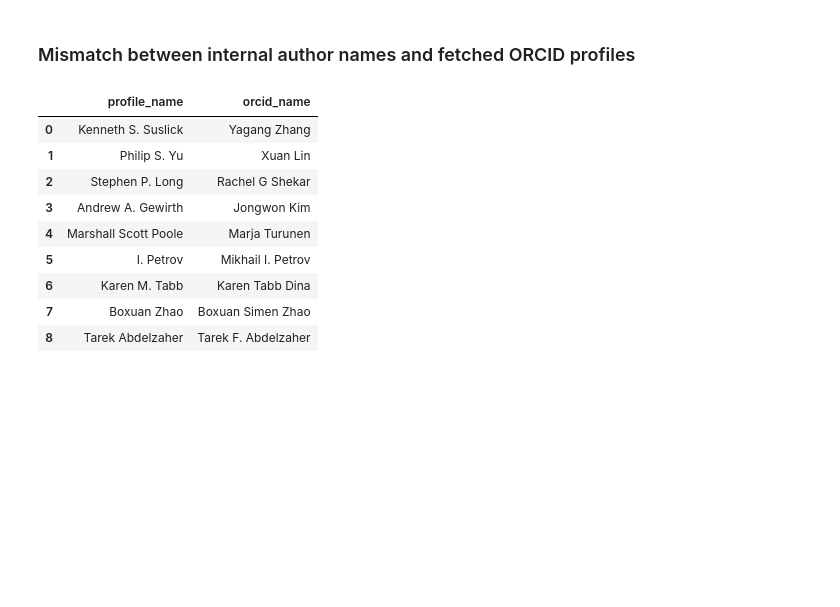
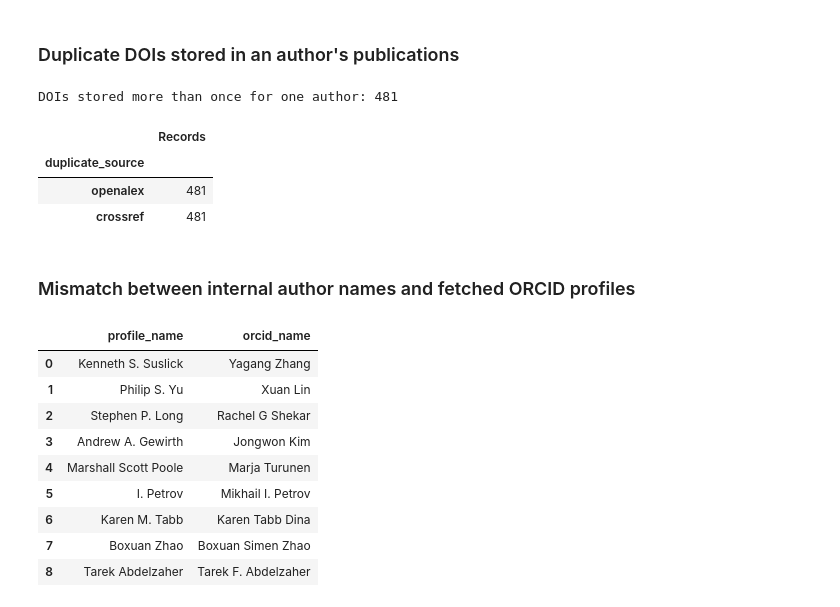
Before and after one commit to adityaballabh/scholarix-assessment, a Jupyter notebook: analysis/audit/audit.ipynb, the cells around one changed output. Saved outputs shown, nothing was run; the diff lists cells and outputs as text; code cells hidden in the pictures; blank space fills up the shorter version.

```diff
--- a/analysis/audit/audit.ipynb
+++ b/analysis/audit/audit.ipynb
@@ -98,3 +144,15 @@ Year gap
+# %% [markdown]
+### Duplicate DOIs stored in an author's publications
+# %%
+summary = internal_checks.summarize_duplicate_dois(internal_data)
+print(f"DOIs stored more than once for one author: {summary['duplicate_dois']}")
+pd.Series(summary["records_per_source"]).rename_axis("duplicate_source").to_frame("Records")
+# %% [output]
+DOIs stored more than once for one author: 481
+|  | Records |
+| duplicate_source |  |
+| openalex | 481 |
+| crossref | 481 |
 # %% [markdown]
 ### Mismatch between internal author names and fetched ORCID profiles
 # %%
```
Also changed, not shown: parts of 29 cells of this notebook, 3 other files.
